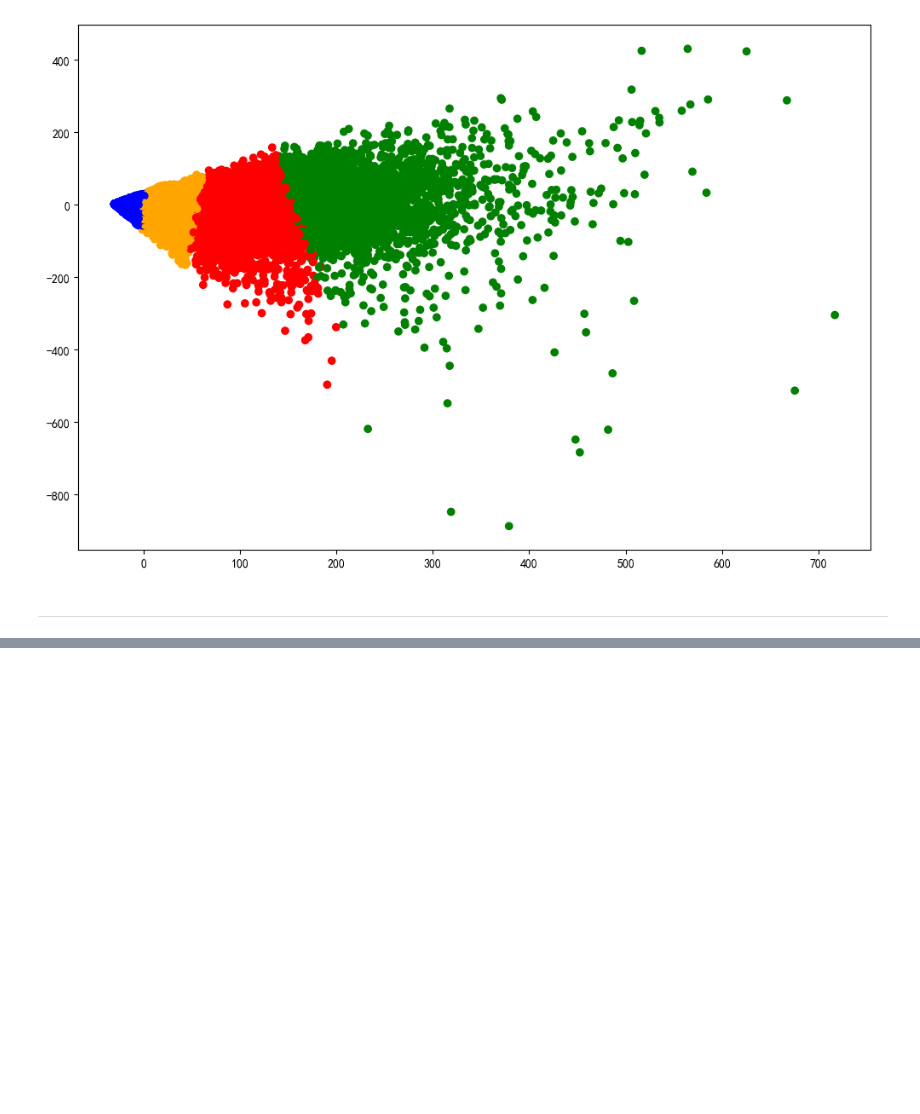
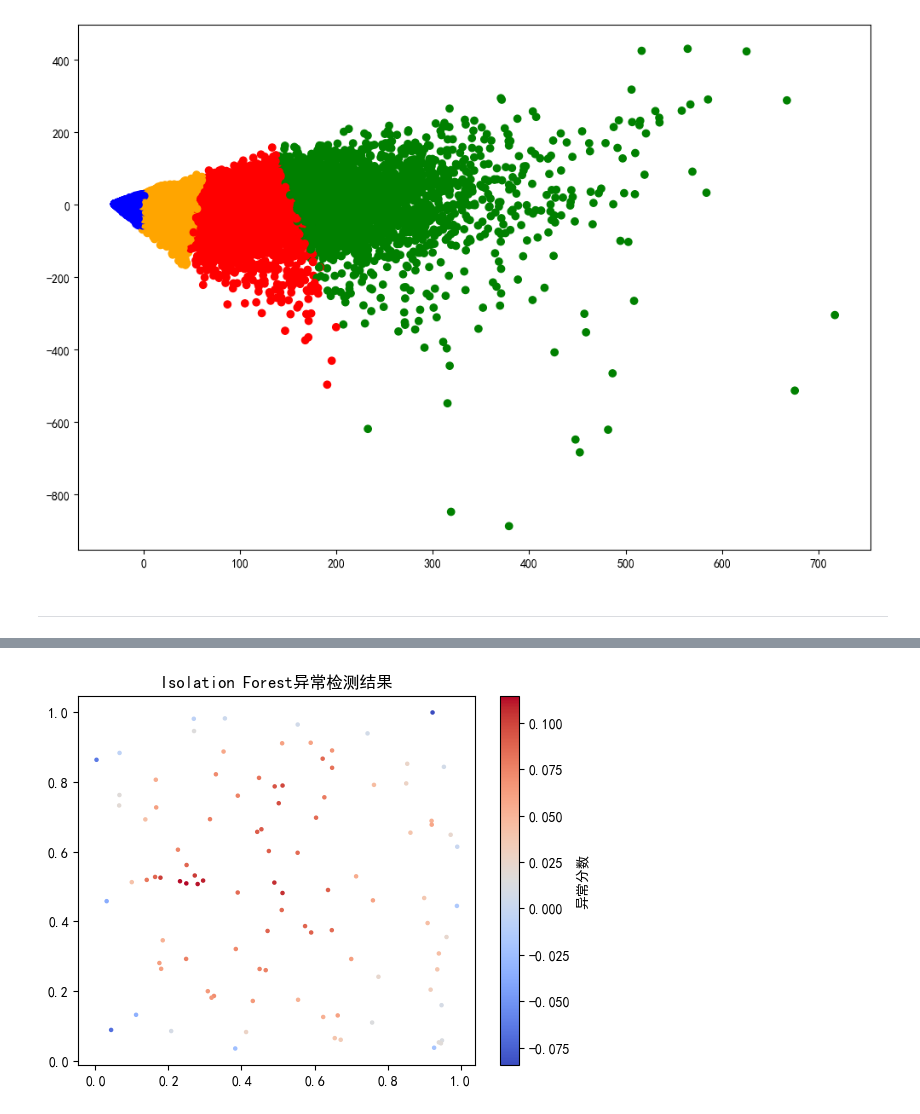
Before and after one commit to wjaren/AI, a Jupyter notebook: machine_learning/clustering.ipynb, the cells around one changed output, grey strips where cells are left out. Saved outputs shown, nothing was run; the diff lists cells and outputs as text; code cells hidden in the pictures; blank space fills up the shorter version.

```diff
--- a/machine_learning/clustering.ipynb
+++ b/machine_learning/clustering.ipynb
@@ -175,0 +232,23 @@ df.head()
+# %%
+X = np.random.rand(100, 2)
+# %%
+# 孤立森林（Isolation Forest）是一种基于树的异常检测算法，通过构建随机树来隔离数据点，异常点更容易被隔离，因此具有较短的路径长度。
+# 孤立森林算法的步骤如下：
+# 1. 构建随机树：从数据集中随机选择一个特征，并随机选择一个切分值，将数据分成两部分。重复此过程，直到每个数据点被隔离为止。
+# 2. 计算路径长度：对于每个数据点，计算其在树中的路径长度。异常点通常具有较短的路径长度，因为它们更容易被隔离。
+# 3. 计算异常分数：根据路径长度计算每个数据点的异常分数，分数越高表示越可能是异常点。
+
+# 参数说明：
+# contamination：异常值的比例，默认为0.1
+isolation_forest = IsolationForest(contamination=0.1, random_state=42)
+isolation_forest.fit(X)
+scores = isolation_forest.decision_function(X)
+
+
+plt.scatter(X[:, 0], X[:, 1], c=scores, s=5, cmap='coolwarm')
+plt.colorbar(label='异常分数')
+
+plt.title('Isolation Forest异常检测结果')
+plt.show()
+# %% [output]
+[figure, added]
```
Also changed, not shown: parts of 7 cells of this notebook, 4 other files.
